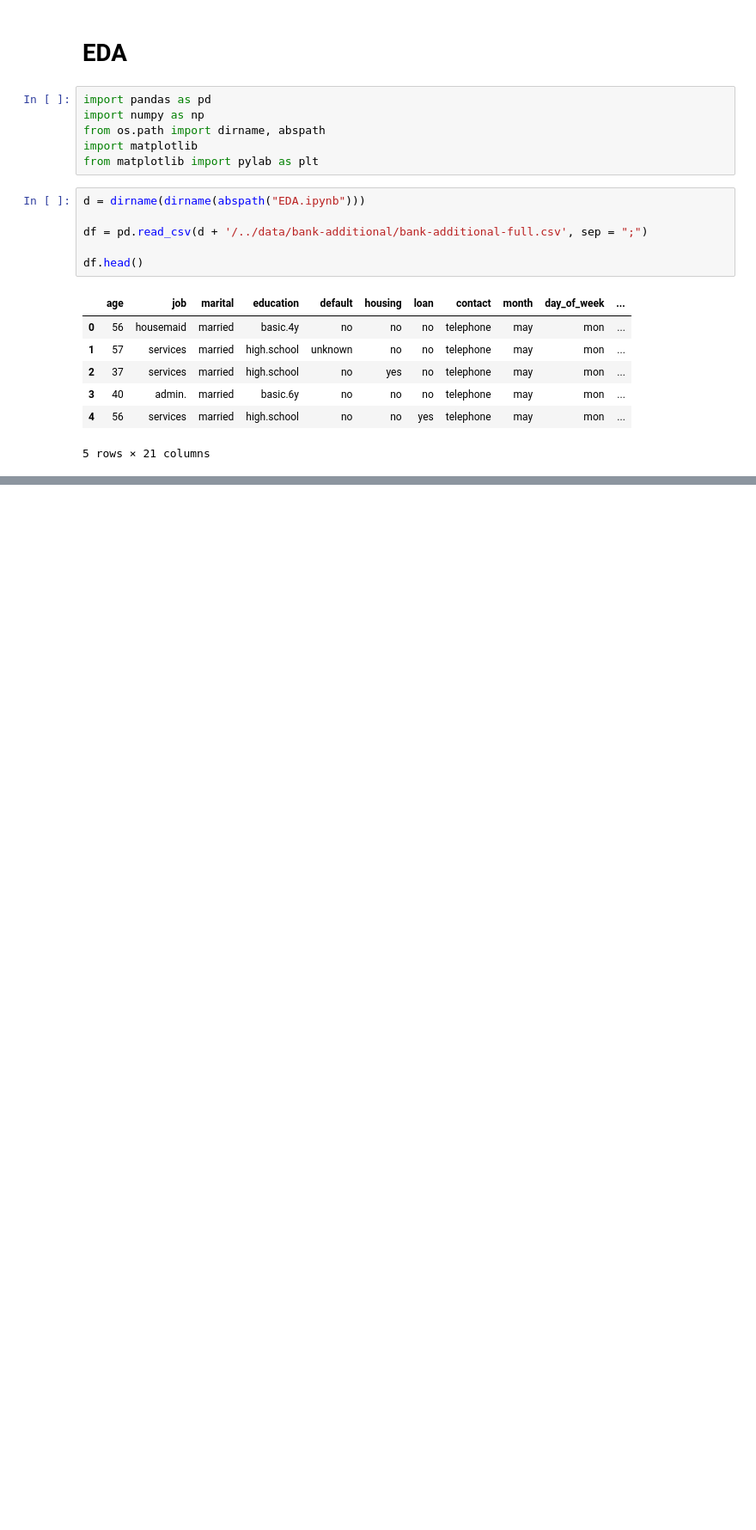
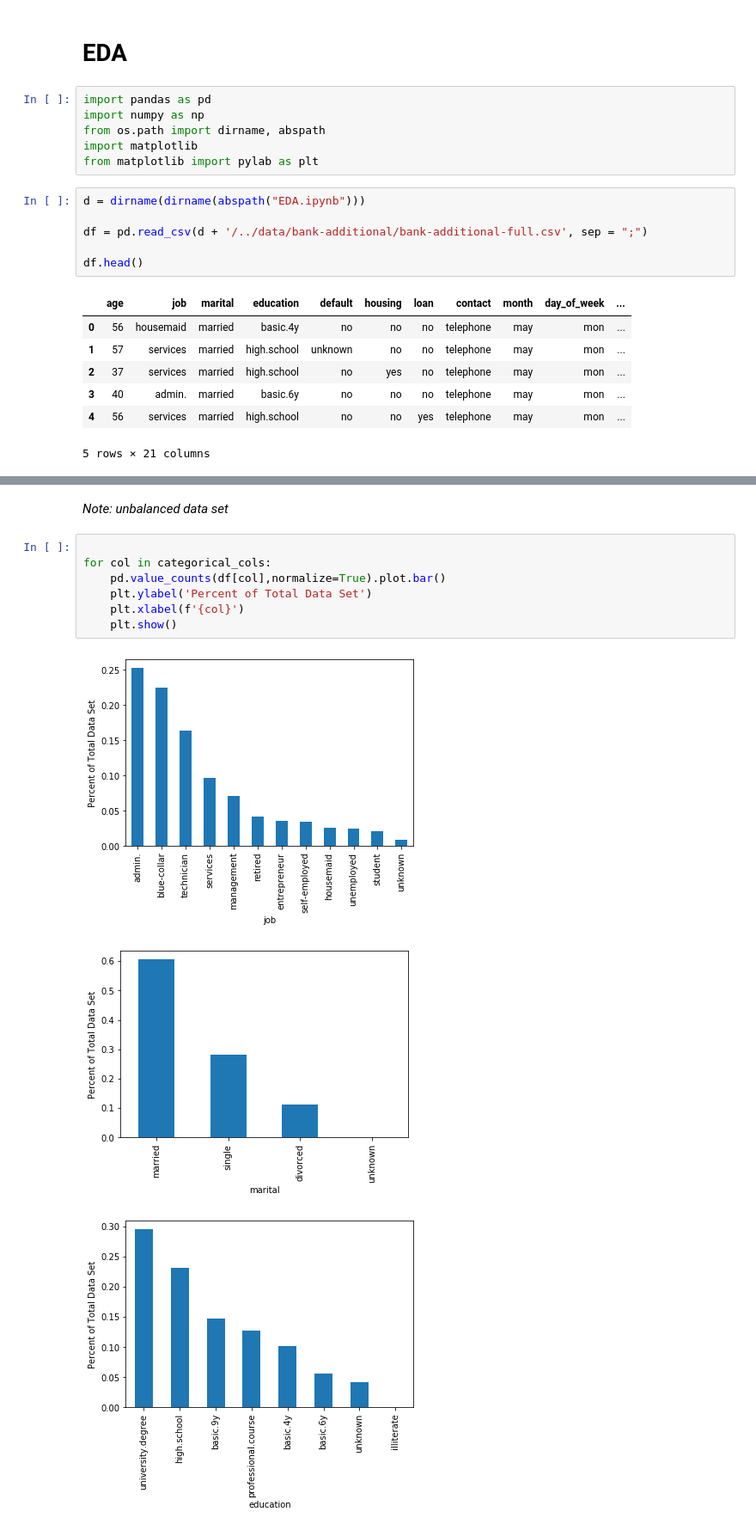
Before and after one commit to mike-harder/RockCentral-BankMarketingCase, a Jupyter notebook: src/EDA/EDA.ipynb, the cells around one changed output, grey strips where cells are left out. Shown at 86% size. Drawn from its saved outputs; the diff is of its cells as text; blank space fills up the shorter version.

```diff
--- a/src/EDA/EDA.ipynb
+++ b/src/EDA/EDA.ipynb
@@ -30,0 +62,13 @@ Index(['age', 'job', 'marital', 'education', 'default', 'housing', 'loan',
+# %% [markdown]
+*Note: unbalanced data set*
+# %%
+
+for col in categorical_cols:
+    pd.value_counts(df[col],normalize=True).plot.bar()
+    plt.ylabel('Percent of Total Data Set')
+    plt.xlabel(f'{col}')
+    plt.show()
+# %% [output]
+[figure, added]
+[figure, added]
+[figure, added]
```
Also changed, not shown: parts of 5 cells of this notebook.
